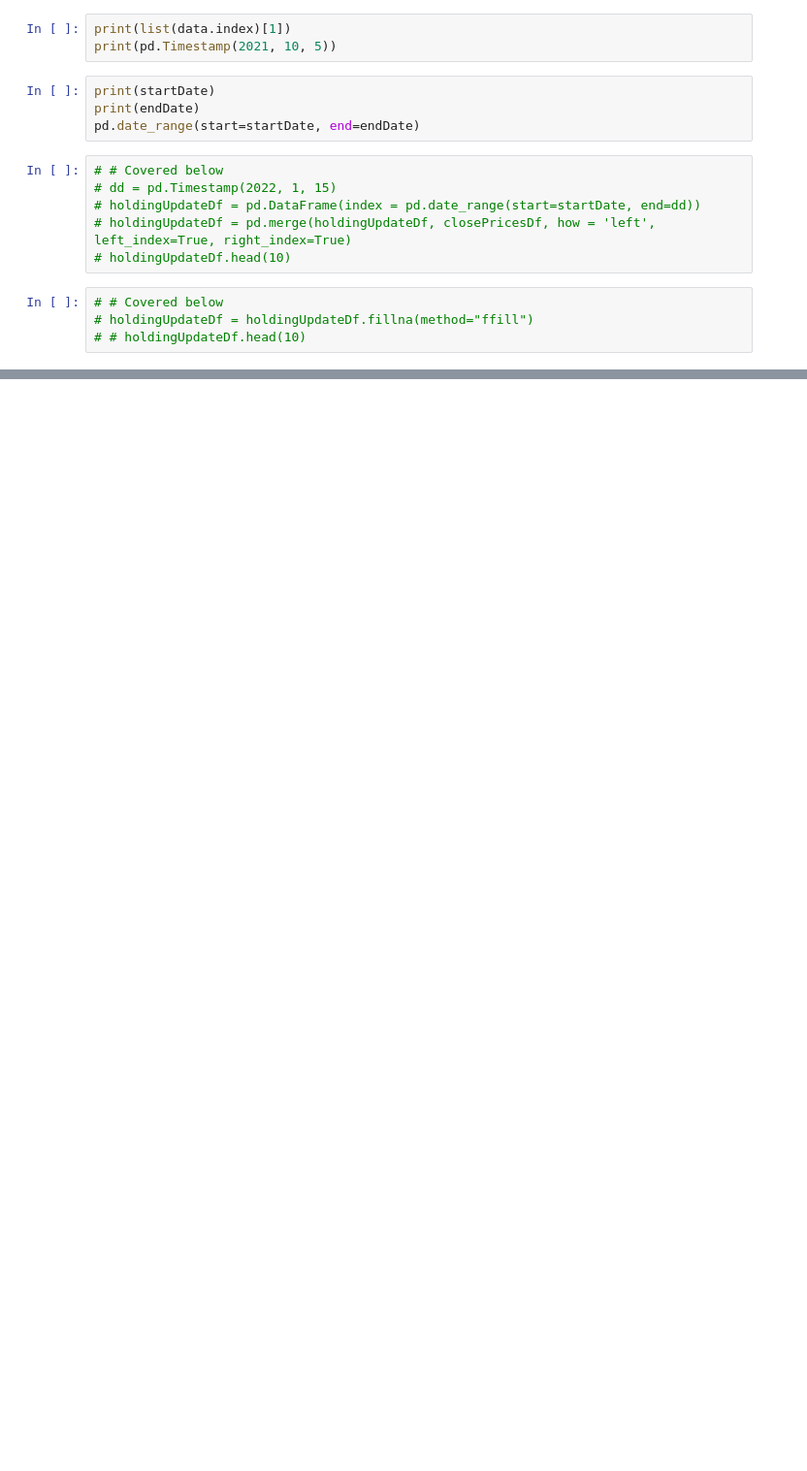
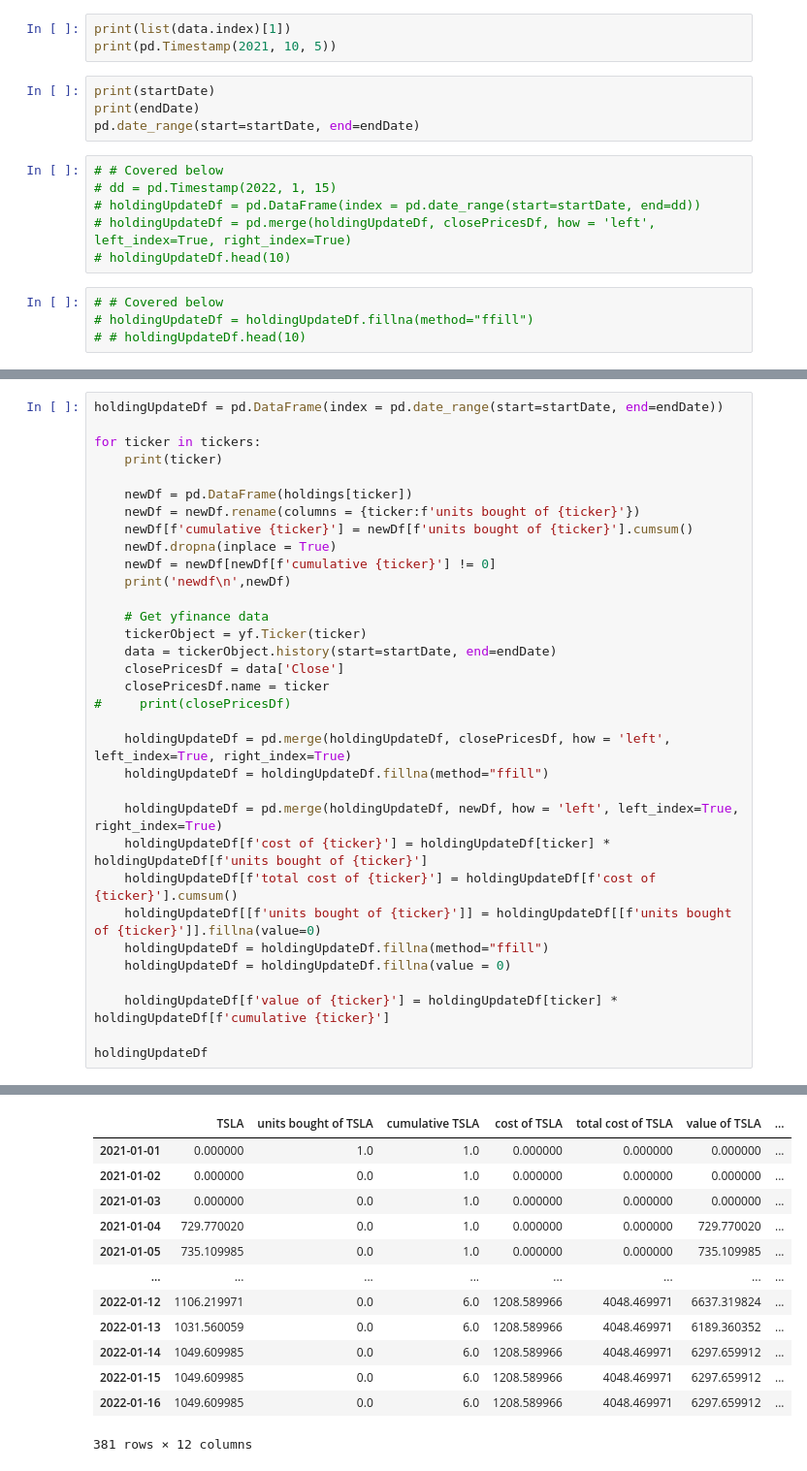
Before and after one commit to rayarka/simple-portfolio-tracker, a Jupyter notebook: portfoliotracker_workbook.ipynb, the cells around one changed output, grey strips where cells are left out. Shown: that part at 97% size. Saved outputs shown, nothing was run; the diff lists cells and outputs as text; blank space fills up the shorter version.

```diff
--- a/portfoliotracker_workbook.ipynb
+++ b/portfoliotracker_workbook.ipynb
@@ -159,0 +194,34 @@ plt.show()
+# %%
+holdingUpdateDf = pd.DataFrame(index = pd.date_range(start=startDate, end=endDate))
+
+for ticker in tickers:
+    print(ticker)
+
+    newDf = pd.DataFrame(holdings[ticker])
+    newDf = newDf.rename(columns = {ticker:f'units bought of {ticker}'})
+    newDf[f'cumulative {ticker}'] = newDf[f'units bought of {ticker}'].cumsum()
+    newDf.dropna(inplace = True)
+    newDf = newDf[newDf[f'cumulative {ticker}'] != 0]
+    print('newdf\n',newDf)
+
+    # Get yfinance data
+    tickerObject = yf.Ticker(ticker)
+    data = tickerObject.history(start=startDate, end=endDate)
+    closePricesDf = data['Close']
+    closePricesDf.name = ticker
+#     print(closePricesDf)
+
+    holdingUpdateDf = pd.merge(holdingUpdateDf, closePricesDf, how = 'left', left_index=True, right_index=True)
+    holdingUpdateDf = holdingUpdateDf.fillna(method="ffill")
+
+    holdingUpdateDf = pd.merge(holdingUpdateDf, newDf, how = 'left', left_index=True, right_index=True)
+    holdingUpdateDf[f'cost of {ticker}'] = holdingUpdateDf[ticker] * holdingUpdateDf[f'units bought of {ticker}']
+    holdingUpdateDf[f'total cost of {ticker}'] = holdingUpdateDf[f'cost of {ticker}'].cumsum()
+    holdingUpdateDf[[f'units bought of {ticker}']] = holdingUpdateDf[[f'units bought of {ticker}']].fillna(value=0)
+    holdingUpdateDf = holdingUpdateDf.fillna(method="ffill")
+    holdingUpdateDf = holdingUpdateDf.fillna(value = 0)
+
+    holdingUpdateDf[f'value of {ticker}'] = holdingUpdateDf[ticker] * holdingUpdateDf[f'cumulative {ticker}']
+
+holdingUpdateDf
+# %% [output]
@@ -159,0 +248,13 @@ plt.show()
+|  | TSLA | units bought of TSLA | cumulative TSLA | cost of TSLA | total cost of TSLA | value of TSLA | ... |
+| 2021-01-01 | 0.000000 | 1.0 | 1.0 | 0.000000 | 0.000000 | 0.000000 | ... |
+| 2021-01-02 | 0.000000 | 0.0 | 1.0 | 0.000000 | 0.000000 | 0.000000 | ... |
+| 2021-01-03 | 0.000000 | 0.0 | 1.0 | 0.000000 | 0.000000 | 0.000000 | ... |
+| 2021-01-04 | 729.770020 | 0.0 | 1.0 | 0.000000 | 0.000000 | 729.770020 | ... |
+| 2021-01-05 | 735.109985 | 0.0 | 1.0 | 0.000000 | 0.000000 | 735.109985 | ... |
+| ... | ... | ... | ... | ... | ... | ... | ... |
+| 2022-01-12 | 1106.219971 | 0.0 | 6.0 | 1208.589966 | 4048.469971 | 6637.319824 | ... |
+| 2022-01-13 | 1031.560059 | 0.0 | 6.0 | 1208.589966 | 4048.469971 | 6189.360352 | ... |
+| 2022-01-14 | 1049.609985 | 0.0 | 6.0 | 1208.589966 | 4048.469971 | 6297.659912 | ... |
+| 2022-01-15 | 1049.609985 | 0.0 | 6.0 | 1208.589966 | 4048.469971 | 6297.659912 | ... |
+| 2022-01-16 | 1049.609985 | 0.0 | 6.0 | 1208.589966 | 4048.469971 | 6297.659912 | ... |
+381 rows × 12 columns
```
Also changed, not shown: parts of 22 cells of this notebook, 2 other files.
